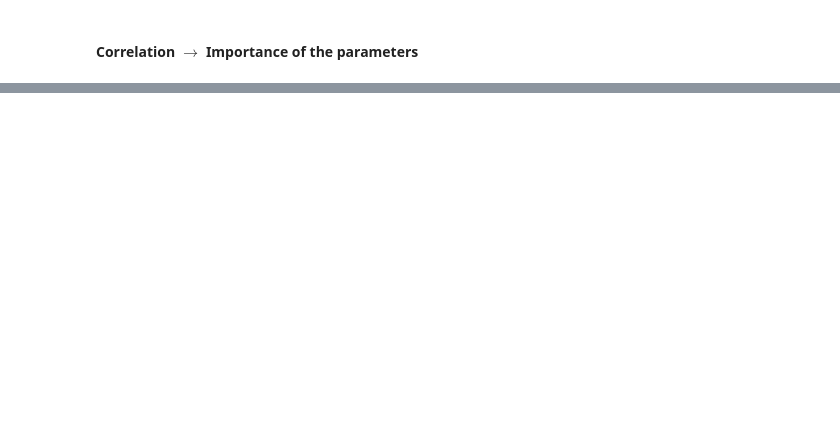
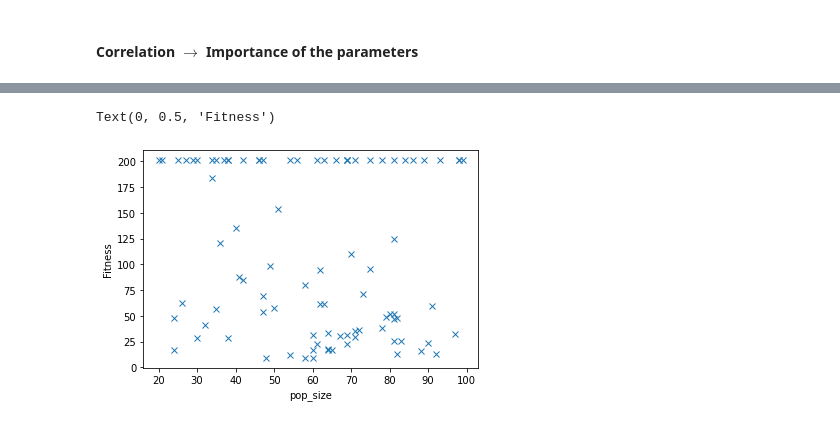
Before and after one commit to Maxwell1447/Neuro-evolution-in-speaker-recognition, a Jupyter notebook: iris/irir_params_analysis.ipynb, the cells around one changed output, grey strips where cells are left out. Saved outputs shown, nothing was run; the diff lists cells and outputs as text; code cells hidden in the pictures; blank space fills up the shorter version.

```diff
--- a/iris/irir_params_analysis.ipynb
+++ b/iris/irir_params_analysis.ipynb
@@ -51,0 +52,7 @@ Text(0, 0.5, 'Fitness')
+# %%
+plt.plot(X["params_pop_size"], y, "x")
+plt.xlabel("pop_size")
+plt.ylabel("Fitness")
+# %% [output]
+Text(0, 0.5, 'Fitness')
+[figure, added]
```
Also changed, not shown: parts of 4 cells of this notebook, 2 other files.
